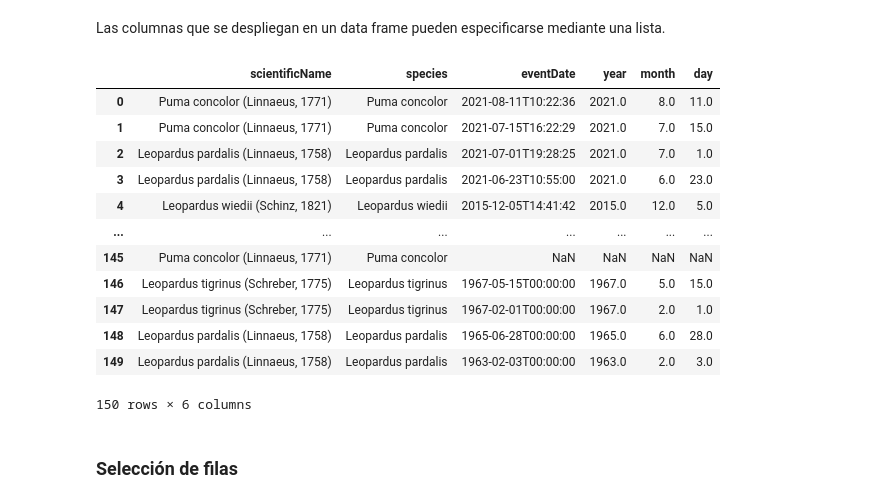
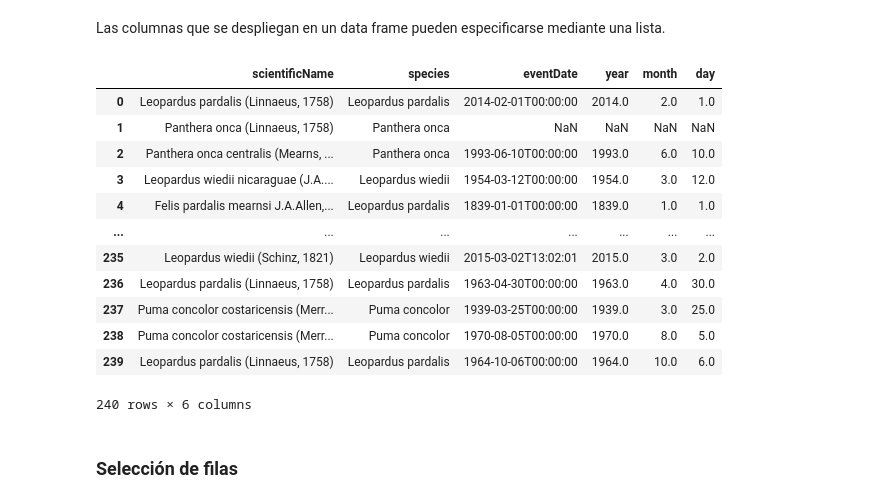
Before and after one commit to pf0907-programacionsig/2023-ii, a Jupyter notebook: _build/html/_sources/contenido/3/pandas.ipynb, the cells around one changed output. Drawn from its saved outputs; the diff is of its cells as text; code cells hidden in the pictures.

```diff
--- a/_build/html/_sources/contenido/3/pandas.ipynb
+++ b/_build/html/_sources/contenido/3/pandas.ipynb
@@ -124,7 +124,7 @@ En los siguientes ejemplos, se utilizará un conjunto de registros de presencia
 # %% [markdown]
 ### read_csv() - carga de datos
 # %%
-felinos = pd.read_csv("https://raw.githubusercontent.com/gf0657-programacionsig/2022-ii/main/contenido/3/datos/gbif/felinos.csv", sep="\t")
+felidos = pd.read_csv("https://raw.githubusercontent.com/pf0907-programacionsig/2023-ii/main/contenido/3/datos/gbif/felidos.csv", sep="\t")
 # %% [markdown]
 ### info() - información general sobre un conjunto de datos
 # %%
@@ -207,21 +207,21 @@ Las columnas que se despliegan en un data frame pueden especificarse mediante un
 # %%
 # Despliegue de las columnas con el nombre científico, la especie, la fecha, el año, el mes y el día
 
-felinos[["scientificName", "species", "eventDate", "year", "month", "day"]]
+felidos[["scientificName", "species", "eventDate", "year", "month", "day"]]
 # %% [output]
 |  | scientificName | species | eventDate | year | month | day |
-| 0 | Puma concolor (Linnaeus, 1771) | Puma concolor | 2021-08-11T10:22:36 | 2021.0 | 8.0 | 11.0 |
-| 1 | Puma concolor (Linnaeus, 1771) | Puma concolor | 2021-07-15T16:22:29 | 2021.0 | 7.0 | 15.0 |
-| 2 | Leopardus pardalis (Linnaeus, 1758) | Leopardus pardalis | 2021-07-01T19:28:25 | 2021.0 | 7.0 | 1.0 |
-| 3 | Leopardus pardalis (Linnaeus, 1758) | Leopardus pardalis | 2021-06-23T10:55:00 | 2021.0 | 6.0 | 23.0 |
-| 4 | Leopardus wiedii (Schinz, 1821) | Leopardus wiedii | 2015-12-05T14:41:42 | 2015.0 | 12.0 | 5.0 |
+| 0 | Leopardus pardalis (Linnaeus, 1758) | Leopardus pardalis | 2014-02-01T00:00:00 | 2014.0 | 2.0 | 1.0 |
+| 1 | Panthera onca (Linnaeus, 1758) | Panthera onca | NaN | NaN | NaN | NaN |
+| 2 | Panthera onca centralis (Mearns, ... | Panthera onca | 1993-06-10T00:00:00 | 1993.0 | 6.0 | 10.0 |
+| 3 | Leopardus wiedii nicaraguae (J.A.... | Leopardus wiedii | 1954-03-12T00:00:00 | 1954.0 | 3.0 | 12.0 |
+| 4 | Felis pardalis mearnsi J.A.Allen,... | Leopardus pardalis | 1839-01-01T00:00:00 | 1839.0 | 1.0 | 1.0 |
 | ... | ... | ... | ... | ... | ... | ... |
-| 145 | Puma concolor (Linnaeus, 1771) | Puma concolor | NaN | NaN | NaN | NaN |
-| 146 | Leopardus tigrinus (Schreber, 1775) | Leopardus tigrinus | 1967-05-15T00:00:00 | 1967.0 | 5.0 | 15.0 |
-| 147 | Leopardus tigrinus (Schreber, 1775) | Leopardus tigrinus | 1967-02-01T00:00:00 | 1967.0 | 2.0 | 1.0 |
-| 148 | Leopardus pardalis (Linnaeus, 1758) | Leopardus pardalis | 1965-06-28T00:00:00 | 1965.0 | 6.0 | 28.0 |
-| 149 | Leopardus pardalis (Linnaeus, 1758) | Leopardus pardalis | 1963-02-03T00:00:00 | 1963.0 | 2.0 | 3.0 |
+| 235 | Leopardus wiedii (Schinz, 1821) | Leopardus wiedii | 2015-03-02T13:02:01 | 2015.0 | 3.0 | 2.0 |
+| 236 | Leopardus pardalis (Linnaeus, 1758) | Leopardus pardalis | 1963-04-30T00:00:00 | 1963.0 | 4.0 | 30.0 |
+| 237 | Puma concolor costaricensis (Merr... | Puma concolor | 1939-03-25T00:00:00 | 1939.0 | 3.0 | 25.0 |
+| 238 | Puma concolor costaricensis (Merr... | Puma concolor | 1970-08-05T00:00:00 | 1970.0 | 8.0 | 5.0 |
+| 239 | Leopardus pardalis (Linnaeus, 1758) | Leopardus pardalis | 1964-10-06T00:00:00 | 1964.0 | 10.0 | 6.0 |
-150 rows × 6 columns
+240 rows × 6 columns
 # %% [markdown]
 ### Selección de filas
 # %%
```
Also changed, not shown: parts of 21 cells of this notebook, 12 other files.
